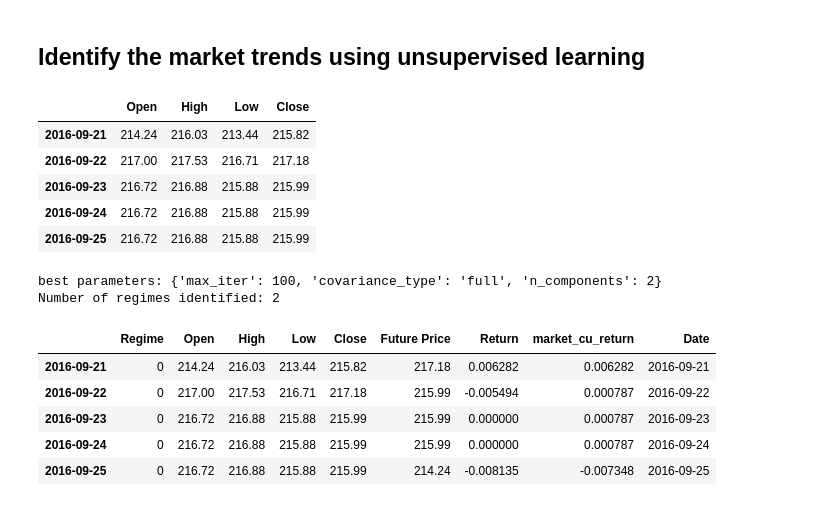
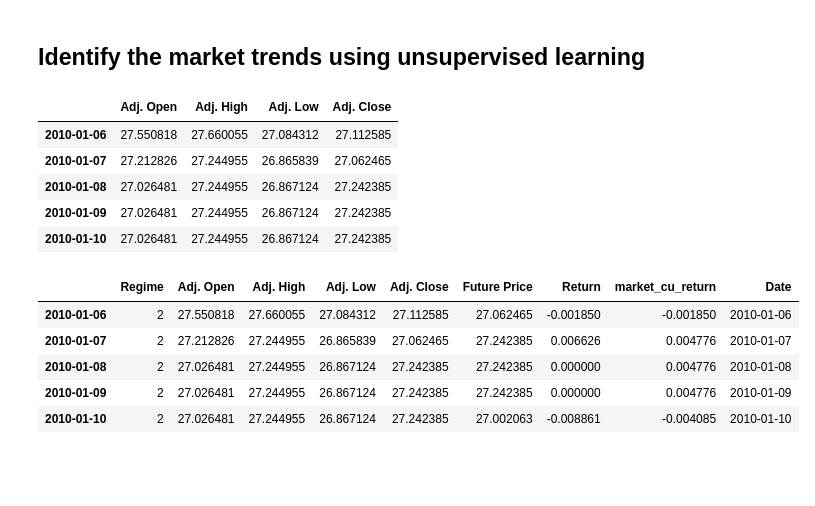
Before and after one commit to iamandicip/ml_projects, a Jupyter notebook: capstone_project/stock_market_forecast.ipynb, the cells around one changed output. Cells and saved outputs as stored; diff of their text form; code cells hidden in the pictures; blank space fills up the shorter version.

```diff
--- a/capstone_project/stock_market_forecast.ipynb
+++ b/capstone_project/stock_market_forecast.ipynb
@@ -278,33 +278,42 @@ Correct prediction percentage: 50.00
 ## Identify the market trends using unsupervised learning
 # %%
 rs = 42 # random state
-symbol = 'SPY'
+symbol = 'AAPL'
 window = 5
 look_ahead = 1
-start_date = datetime.datetime(2016, 9, 16)
-end_date = datetime.datetime(2017, 7, 31)
+start_date = datetime.datetime(2010, 1, 1)
+end_date = datetime.datetime(2017, 8, 31)
 
 all_dataset = su.preprocess_data(symbol, window, look_ahead, start_date, end_date)
 
-dataset = all_dataset.drop(labels=['Future Price', 'Daily return', 'Rolling mean {0}'.format(window), \
-                            'Lower Bollinger band {0}'.format(window),\
-                           'Upper Bollinger band {0}'.format(window),\
-                           'Cummulative return {0}'.format(window)], axis=1)
+labels_to_drop = [\
+                  'Future Price', \
+                  'Daily return', \
+                 'Rolling mean {0}'.format(window), \
+                 'Lower Bollinger band {0}'.format(window), \
+                 'Upper Bollinger band {0}'.format(window), \
+                 'Cummulative return {0}'.format(window) \
+#                   'Adj. Open', \
+#                   'Adj. High', \
+#                   'Adj. Low'\
+                 ]
+dataset = all_dataset.drop(labels=labels_to_drop, axis=1)
 target = all_dataset['Future Price']
 
 dataset.head()
 # %% [output]
-|  | Open | High | Low | Close |
-| 2016-09-21 | 214.24 | 216.03 | 213.44 | 215.82 |
-| 2016-09-22 | 217.00 | 217.53 | 216.71 | 217.18 |
-| 2016-09-23 | 216.72 | 216.88 | 215.88 | 215.99 |
-| 2016-09-24 | 216.72 | 216.88 | 215.88 | 215.99 |
-| 2016-09-25 | 216.72 | 216.88 | 215.88 | 215.99 |
+|  | Adj. Open | Adj. High | Adj. Low | Adj. Close |
+| 2010-01-06 | 27.550818 | 27.660055 | 27.084312 | 27.112585 |
+| 2010-01-07 | 27.212826 | 27.244955 | 26.865839 | 27.062465 |
+| 2010-01-08 | 27.026481 | 27.244955 | 26.867124 | 27.242385 |
+| 2010-01-09 | 27.026481 | 27.244955 | 26.867124 | 27.242385 |
+| 2010-01-10 | 27.026481 | 27.244955 | 26.867124 | 27.242385 |
 # %%
+'''
 mix = GaussianMixture(random_state=rs)
 mix_params = {'n_components' : [2, 3, 4, 5, 6], \
               'covariance_type' : ['full', 'tied', 'diag', 'spherical'], \
-              'max_iter' : [100, 1000, 10000]
+              'max_iter' : [1000, 10000, 100000]
              }
 
 cv_splits = cross_val_splits(dataset, n_splits = 5)
@@ -320,27 +329,29 @@ regimes_number = best_params['n_components']
 print('Number of regimes identified: {0}'.format(regimes_number))
 
 best_mix = grid_search.best_estimator_
+'''
-# %% [output]
-best parameters: {'max_iter': 100, 'covariance_type': 'full', 'n_components': 2}
-Number of regimes identified: 2
 # %%
-best_mix.fit(data)
-regime = best_mix.predict(data)
+regimes_number = 4
+best_mix = GaussianMixture(random_state=rs, n_components=regimes_number, covariance_type='spherical')
+
+best_mix.fit(dataset)
+regime = best_mix.predict(dataset)
 
 regimes = pd.DataFrame(regime, columns = ['Regime'], index = dataset.index)
 dataset = dataset.join(target)
-dataset['Return'] = np.log(dataset['Future Price'] / dataset['Close'])
+
+dataset['Return'] = np.log(dataset['Future Price'] / dataset['Adj. Close'])
 
 regimes = regimes.join(dataset)
 regimes = regimes.assign(market_cu_return=regimes.Return.cumsum())
 regimes['Date'] = regimes.index
 regimes.head()
 # %% [output]
-|  | Regime | Open | High | Low | Close | Future Price | Return | market_cu_return | Date |
-| 2016-09-21 | 0 | 214.24 | 216.03 | 213.44 | 215.82 | 217.18 | 0.006282 | 0.006282 | 2016-09-21 |
-| 2016-09-22 | 0 | 217.00 | 217.53 | 216.71 | 217.18 | 215.99 | -0.005494 | 0.000787 | 2016-09-22 |
-| 2016-09-23 | 0 | 216.72 | 216.88 | 215.88 | 215.99 | 215.99 | 0.000000 | 0.000787 | 2016-09-23 |
-| 2016-09-24 | 0 | 216.72 | 216.88 | 215.88 | 215.99 | 215.99 | 0.000000 | 0.000787 | 2016-09-24 |
-| 2016-09-25 | 0 | 216.72 | 216.88 | 215.88 | 215.99 | 214.24 | -0.008135 | -0.007348 | 2016-09-25 |
+|  | Regime | Adj. Open | Adj. High | Adj. Low | Adj. Close | Future Price | Return | market_cu_return | Date |
+| 2010-01-06 | 2 | 27.550818 | 27.660055 | 27.084312 | 27.112585 | 27.062465 | -0.001850 | -0.001850 | 2010-01-06 |
+| 2010-01-07 | 2 | 27.212826 | 27.244955 | 26.865839 | 27.062465 | 27.242385 | 0.006626 | 0.004776 | 2010-01-07 |
+| 2010-01-08 | 2 | 27.026481 | 27.244955 | 26.867124 | 27.242385 | 27.242385 | 0.000000 | 0.004776 | 2010-01-08 |
+| 2010-01-09 | 2 | 27.026481 | 27.244955 | 26.867124 | 27.242385 | 27.242385 | 0.000000 | 0.004776 | 2010-01-09 |
+| 2010-01-10 | 2 | 27.026481 | 27.244955 | 26.867124 | 27.242385 | 27.002063 | -0.008861 | -0.004085 | 2010-01-10 |
 # %%
 order = np.arange(0, regimes_number)
```
Also changed, not shown: parts of 10 cells of this notebook, 2 other files.
